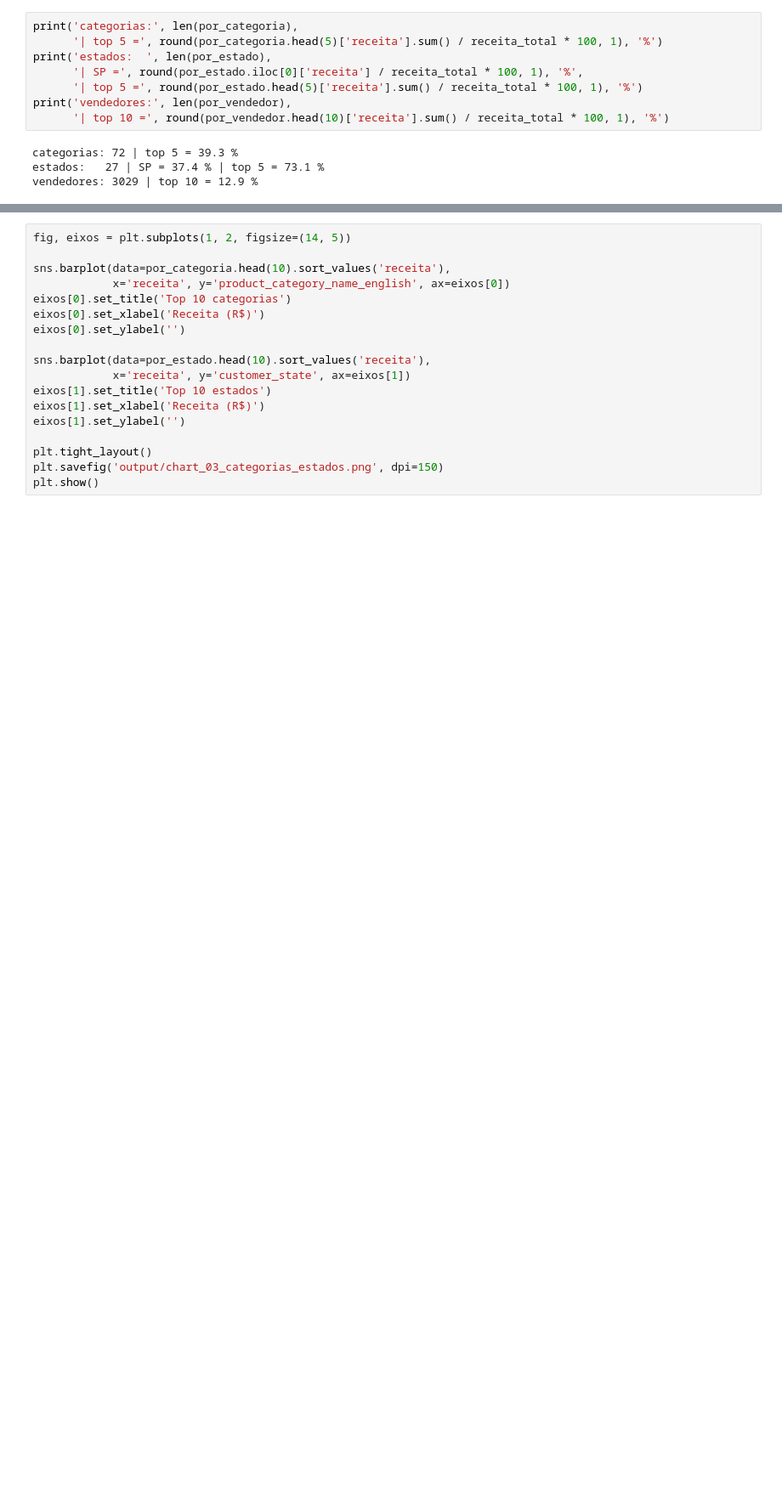
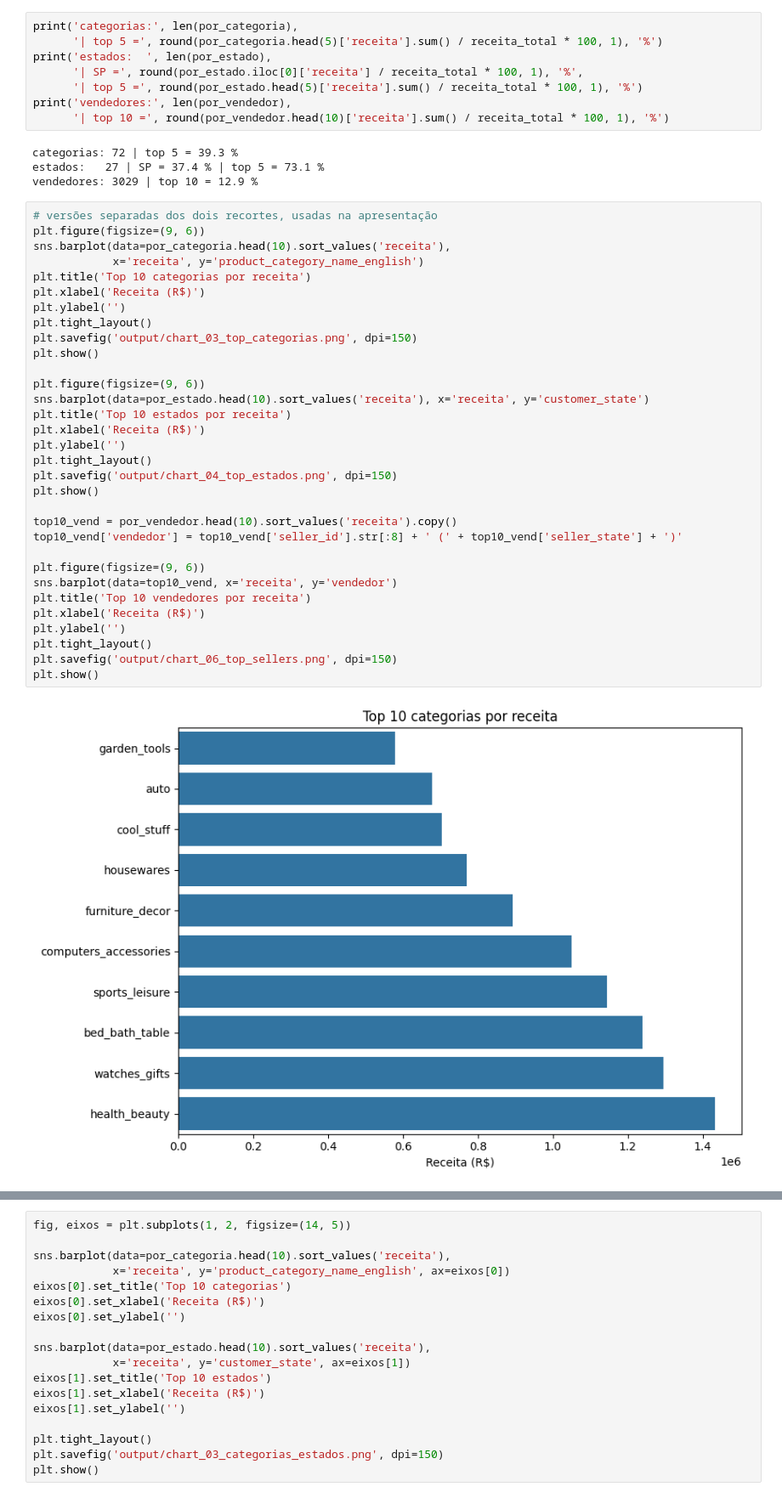
Before and after one commit to evanioac-web/tech-challenge-fase1-olist, a Jupyter notebook: notebooks/02_receita.ipynb, the cells around one changed output, grey strips where cells are left out. Shown at 85% size. Saved outputs shown, nothing was run; the diff lists cells and outputs as text; blank space fills up the shorter version.

```diff
--- a/notebooks/02_receita.ipynb
+++ b/notebooks/02_receita.ipynb
@@ -316,3 +365,37 @@ print('vendedores:', len(por_vendedor),
 categorias: 72 | top 5 = 39.3 %
 estados:   27 | SP = 37.4 % | top 5 = 73.1 %
 vendedores: 3029 | top 10 = 12.9 %
+# %%
+# versões separadas dos dois recortes, usadas na apresentação
+plt.figure(figsize=(9, 6))
+sns.barplot(data=por_categoria.head(10).sort_values('receita'),
+            x='receita', y='product_category_name_english')
+plt.title('Top 10 categorias por receita')
+plt.xlabel('Receita (R$)')
+plt.ylabel('')
+plt.tight_layout()
+plt.savefig('output/chart_03_top_categorias.png', dpi=150)
+plt.show()
+
+plt.figure(figsize=(9, 6))
+sns.barplot(data=por_estado.head(10).sort_values('receita'), x='receita', y='customer_state')
+plt.title('Top 10 estados por receita')
+plt.xlabel('Receita (R$)')
+plt.ylabel('')
+plt.tight_layout()
+plt.savefig('output/chart_04_top_estados.png', dpi=150)
+plt.show()
+
+top10_vend = por_vendedor.head(10).sort_values('receita').copy()
+top10_vend['vendedor'] = top10_vend['seller_id'].str[:8] + ' (' + top10_vend['seller_state'] + ')'
+
+plt.figure(figsize=(9, 6))
+sns.barplot(data=top10_vend, x='receita', y='vendedor')
+plt.title('Top 10 vendedores por receita')
+plt.xlabel('Receita (R$)')
+plt.ylabel('')
+plt.tight_layout()
+plt.savefig('output/chart_06_top_sellers.png', dpi=150)
+plt.show()
+# %% [output]
+[figure, added]
```
Also changed, not shown: parts of 6 cells of this notebook, 2 other files.
